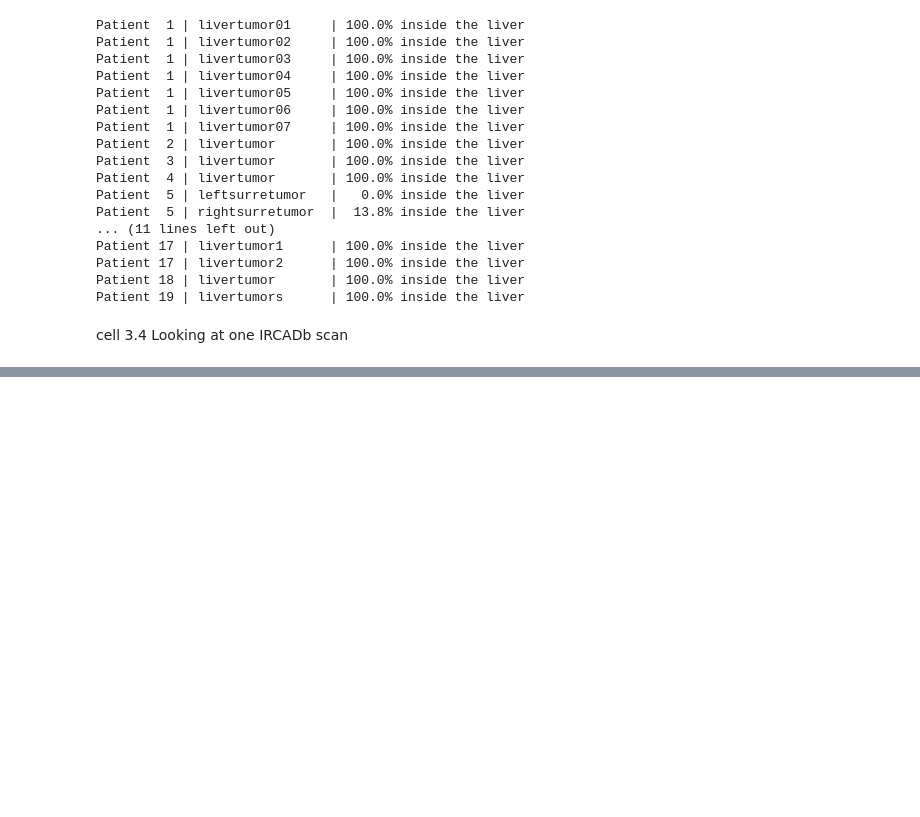
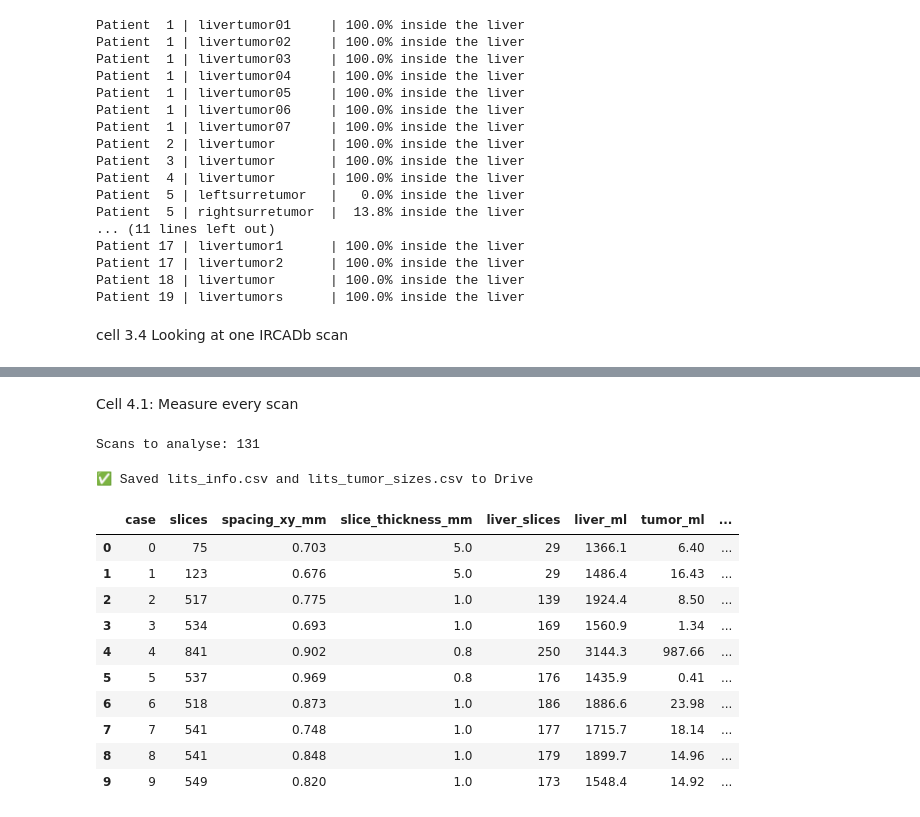
Before and after one commit to azkas268-code/liver-tumor-thesis., a Jupyter notebook: Liver_Tumor_Thesis_ipynb_.ipynb, the cells around one changed output, grey strips where cells are left out. Drawn from its saved outputs; the diff is of its cells as text; code cells hidden in the pictures; blank space fills up the shorter version.

```diff
--- a/Liver_Tumor_Thesis_ipynb_.ipynb
+++ b/Liver_Tumor_Thesis_ipynb_.ipynb
@@ -798,0 +831,71 @@ cell 3.4 Looking at one IRCADb scan
+# %% [markdown]
+Cell 4.1: Measure every scan
+# %%
+# ===== CELL 4.1: Measure all 131 LiTS scans (size, spacing, liver, number and size of tumors) =====
+import os, glob, re
+import numpy as np
+import nibabel as nib
+import pandas as pd
+from scipy import ndimage
+from tqdm.auto import tqdm
+
+assert os.path.exists('/content/lits'), "❌ LiTS data missing! Run Cell 2.3 and Cell 2.3-part2 first."
+case_id = lambda p: int(re.findall(r'-(\d+)\.nii', p)[0])
+vol_map = {case_id(p): p for p in glob.glob('/content/lits/**/volume-*.nii*', recursive=True)}
+seg_map = {case_id(p): p for p in glob.glob('/content/lits/**/segmentation-*.nii*', recursive=True)}
+ids = sorted(set(vol_map) & set(seg_map))
+print("Scans to analyse:", len(ids))
+
+rows, all_tumor_diameters = [], []
+connect = ndimage.generate_binary_structure(3, 3)          # touching tumor voxels = same tumor
+
+for cid in tqdm(ids):
+    spacing = [float(s) for s in nib.load(vol_map[cid]).header.get_zooms()[:3]]
+    voxel_ml = np.prod(spacing) / 1000                     # volume of one voxel in ml
+
+    m = np.asanyarray(nib.load(seg_map[cid]).dataobj).astype(np.uint8)
+    tumor = (m == 2)
+
+    labels, n_tumors = ndimage.label(tumor, structure=connect)   # count separate tumors
+    if n_tumors > 0:
+        sizes = ndimage.sum(tumor, labels, range(1, n_tumors + 1))
+        diam = (6 * sizes * np.prod(spacing) / np.pi) ** (1 / 3)  # tumor diameter in mm
+        all_tumor_diameters += [(cid, d) for d in diam]
+    else:
+        diam = np.array([])
+
+    liver_slices = np.where((m > 0).any(axis=(0, 1)))[0]          # slices containing liver
+
+    rows.append(dict(
+        case=cid, slices=m.shape[2],
+        spacing_xy_mm=round(spacing[0], 3), slice_thickness_mm=round(spacing[2], 3),
+        liver_slices=len(liver_slices),
+        liver_ml=round((m > 0).sum() * voxel_ml, 1),
+        tumor_ml=round(tumor.sum() * voxel_ml, 2),
+        tumor_pct_of_scan=round(100 * tumor.sum() / m.size, 4),
+        n_tumors=n_tumors,
+        small_lt10mm=int((diam < 10).sum()),
+        medium_10_20mm=int(((diam >= 10) & (diam < 20)).sum()),
+        large_gt20mm=int((diam >= 20).sum()),
+    ))
+
+df = pd.DataFrame(rows)
+df.to_csv('/content/drive/MyDrive/thesis/results/csv/lits_info.csv', index=False)
+pd.DataFrame(all_tumor_diameters, columns=['case', 'diameter_mm']).to_csv(
+    '/content/drive/MyDrive/thesis/results/csv/lits_tumor_sizes.csv', index=False)
+print("✅ Saved lits_info.csv and lits_tumor_sizes.csv to Drive")
+df.head(10)
+# %% [output]
+Scans to analyse: 131
+✅ Saved lits_info.csv and lits_tumor_sizes.csv to Drive
+|  | case | slices | spacing_xy_mm | slice_thickness_mm | liver_slices | liver_ml | tumor_ml | ... |
+| 0 | 0 | 75 | 0.703 | 5.0 | 29 | 1366.1 | 6.40 | ... |
+| 1 | 1 | 123 | 0.676 | 5.0 | 29 | 1486.4 | 16.43 | ... |
+| 2 | 2 | 517 | 0.775 | 1.0 | 139 | 1924.4 | 8.50 | ... |
+| 3 | 3 | 534 | 0.693 | 1.0 | 169 | 1560.9 | 1.34 | ... |
+| 4 | 4 | 841 | 0.902 | 0.8 | 250 | 3144.3 | 987.66 | ... |
+| 5 | 5 | 537 | 0.969 | 0.8 | 176 | 1435.9 | 0.41 | ... |
+| 6 | 6 | 518 | 0.873 | 1.0 | 186 | 1886.6 | 23.98 | ... |
+| 7 | 7 | 541 | 0.748 | 1.0 | 177 | 1715.7 | 18.14 | ... |
+| 8 | 8 | 541 | 0.848 | 1.0 | 179 | 1899.7 | 14.96 | ... |
+| 9 | 9 | 549 | 0.820 | 1.0 | 173 | 1548.4 | 14.92 | ... |
```
Also changed, not shown: parts of 7 cells of this notebook.
